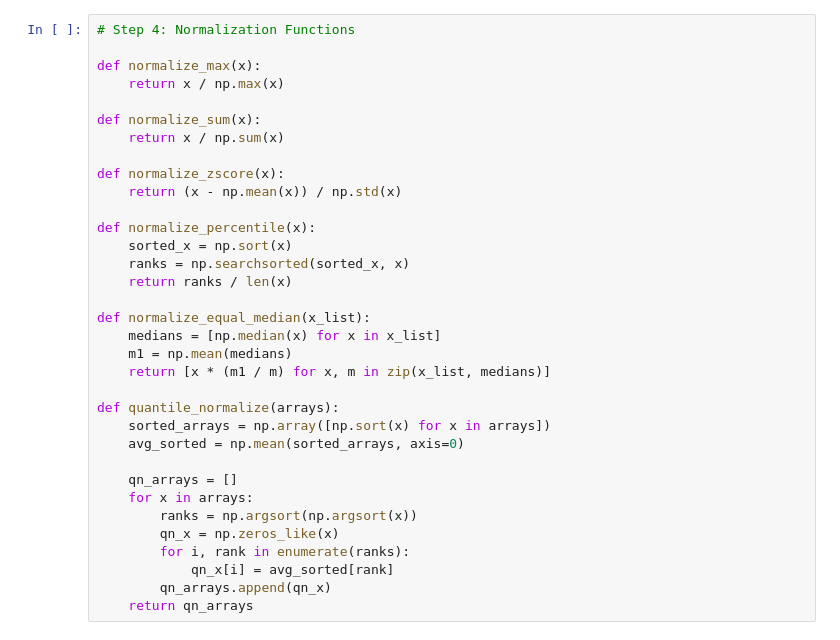
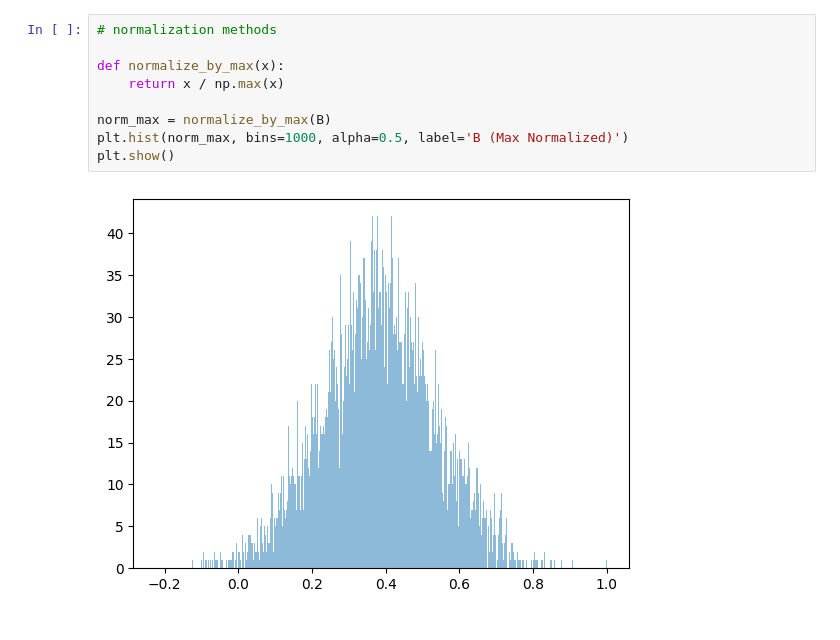
Before and after one commit to INDJokerGamma/ML-Lab, a Jupyter notebook: Assignment 2/Assignment_2.ipynb, the cells around one changed output. Drawn from its saved outputs; the diff is of its cells as text.

```diff
--- a/Assignment 2/Assignment_2.ipynb
+++ b/Assignment 2/Assignment_2.ipynb
@@ -29,34 +49,11 @@ plt.show()
 # %%
-# Step 4: Normalization Functions
+# normalization methods
 
-def normalize_max(x):
+def normalize_by_max(x):
     return x / np.max(x)
 
-def normalize_sum(x):
-    return x / np.sum(x)
-
-def normalize_zscore(x):
-    return (x - np.mean(x)) / np.std(x)
-
-def normalize_percentile(x):
-    sorted_x = np.sort(x)
-    ranks = np.searchsorted(sorted_x, x)
-    return ranks / len(x)
-
-def normalize_equal_median(x_list):
-    medians = [np.median(x) for x in x_list]
-    m1 = np.mean(medians)
-    return [x * (m1 / m) for x, m in zip(x_list, medians)]
-
-def quantile_normalize(arrays):
-    sorted_arrays = np.array([np.sort(x) for x in arrays])
-    avg_sorted = np.mean(sorted_arrays, axis=0)
-
-    qn_arrays = []
-    for x in arrays:
-        ranks = np.argsort(np.argsort(x))
-        qn_x = np.zeros_like(x)
-        for i, rank in enumerate(ranks):
-            qn_x[i] = avg_sorted[rank]
-        qn_arrays.append(qn_x)
-    return qn_arrays
+norm_max = normalize_by_max(B)
+plt.hist(norm_max, bins=1000, alpha=0.5, label='B (Max Normalized)')
+plt.show()
+# %% [output]
+[figure, added]
```
Also changed, not shown: parts of 19 cells of this notebook, 5 other files.
